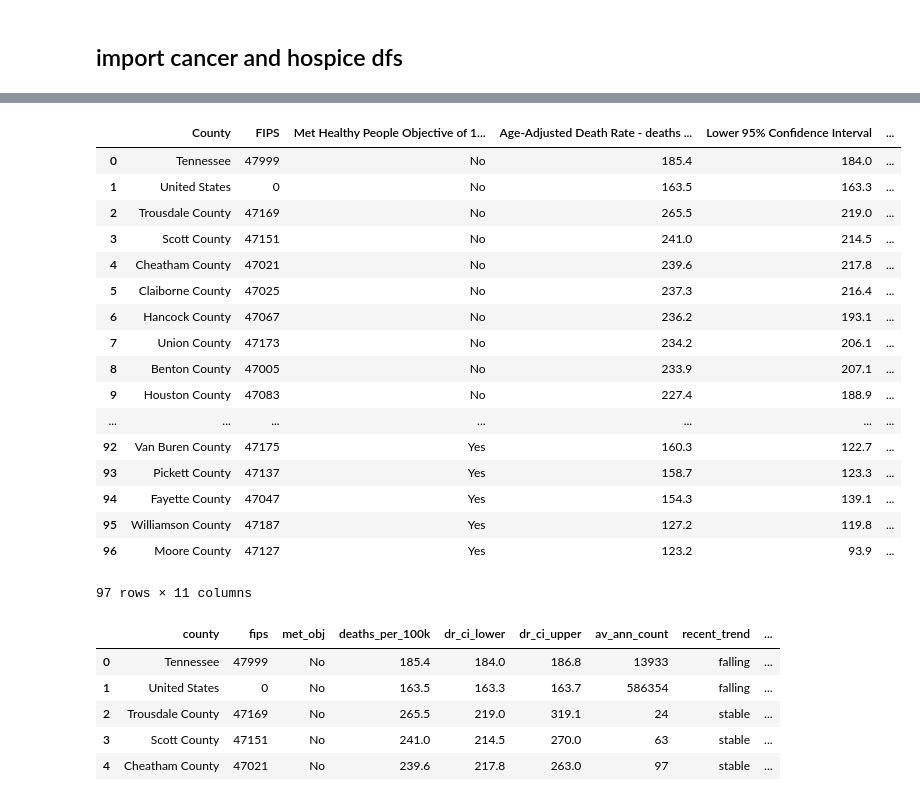
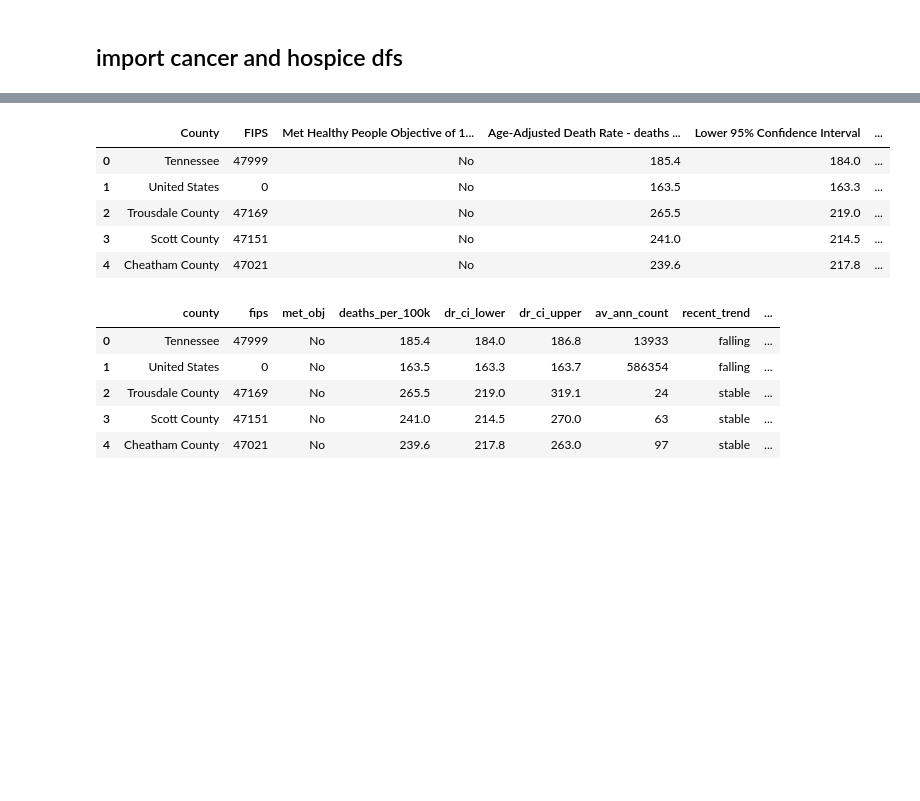
Before and after one commit to praelfj/vanderbilt-aspire-data-essentials, a Jupyter notebook: week_3_and_onward_notebook.ipynb, the cells around one changed output, grey strips where cells are left out. Drawn from its saved outputs; the diff is of its cells as text; code cells hidden in the pictures; blank space fills up the shorter version.

```diff
--- a/week_3_and_onward_notebook.ipynb
+++ b/week_3_and_onward_notebook.ipynb
@@ -117,26 +117,14 @@ tn_hospice.head()
 # %%
 #import cancer df, reformat columns
 cancer_df = pd.read_csv('./data/cancer_deaths.csv', skiprows=4, skipfooter=14, engine='python')
-cancer_df
+cancer_df.head()
 # %% [output]
 |  | County | FIPS | Met Healthy People Objective of 1... | Age-Adjusted Death Rate - deaths ... | Lower 95% Confidence Interval | ... |
 | 0 | Tennessee | 47999 | No | 185.4 | 184.0 | ... |
 | 1 | United States | 0 | No | 163.5 | 163.3 | ... |
 | 2 | Trousdale County | 47169 | No | 265.5 | 219.0 | ... |
 | 3 | Scott County | 47151 | No | 241.0 | 214.5 | ... |
 | 4 | Cheatham County | 47021 | No | 239.6 | 217.8 | ... |
-| 5 | Claiborne County | 47025 | No | 237.3 | 216.4 | ... |
-| 6 | Hancock County | 47067 | No | 236.2 | 193.1 | ... |
-| 7 | Union County | 47173 | No | 234.2 | 206.1 | ... |
-| 8 | Benton County | 47005 | No | 233.9 | 207.1 | ... |
-| 9 | Houston County | 47083 | No | 227.4 | 188.9 | ... |
-| ... | ... | ... | ... | ... | ... | ... |
-| 92 | Van Buren County | 47175 | Yes | 160.3 | 122.7 | ... |
-| 93 | Pickett County | 47137 | Yes | 158.7 | 123.3 | ... |
-| 94 | Fayette County | 47047 | Yes | 154.3 | 139.1 | ... |
-| 95 | Williamson County | 47187 | Yes | 127.2 | 119.8 | ... |
-| 96 | Moore County | 47127 | Yes | 123.2 | 93.9 | ... |
-97 rows × 11 columns
 # %%
 cancer_df_cols = ['county', 'fips', 'met_obj', 'deaths_per_100k', 'dr_ci_lower',
                  'dr_ci_upper', 'av_ann_count', 'recent_trend', '5_year_death_trend',
```
Also changed, not shown: parts of 4 cells of this notebook.
